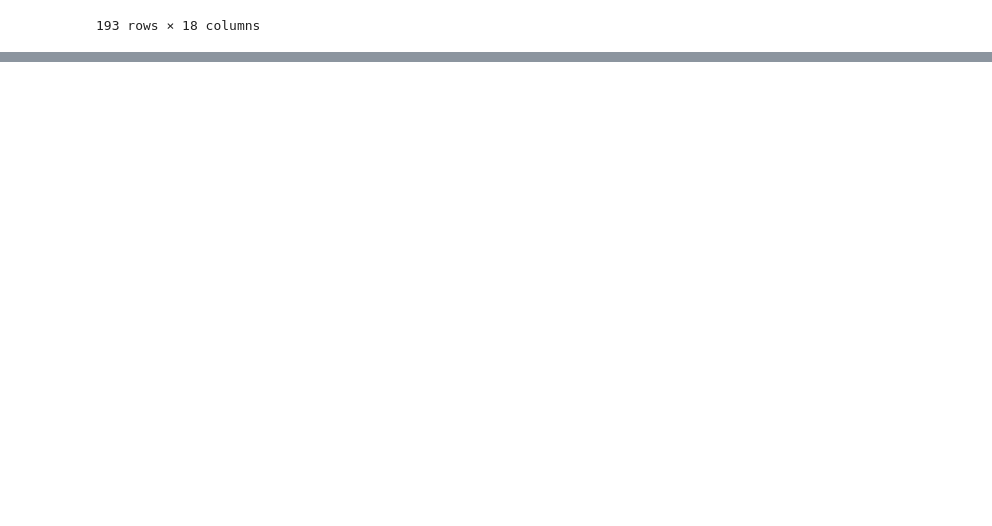
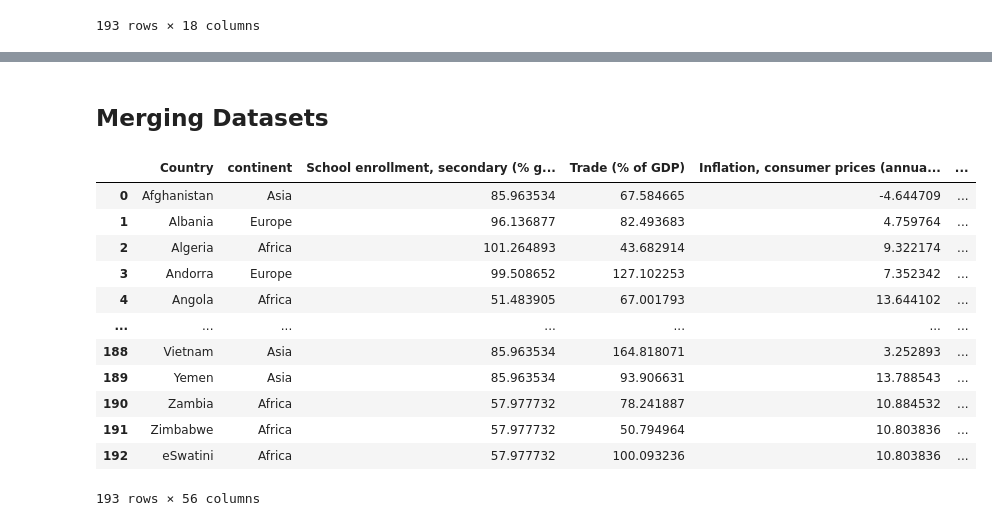
Before and after one commit to paccale/global_crime_indicators, a Jupyter notebook: notebook.ipynb, the cells around one changed output, grey strips where cells are left out. Cells and saved outputs as stored; diff of their text form; code cells hidden in the pictures; blank space fills up the shorter version.

Commit message:
Dataframe merged, need to modify column name and select the columns to use (more than 50 are too many)

```diff
--- a/notebook.ipynb
+++ b/notebook.ipynb
@@ -701 +707,10 @@ Total missing: 0 (0.0%)
 Sustitution completed: 0 missing values
+# %% [markdown]
+## Merging Datasets
+# %%
+df_oc = df_oc.reset_index()
+# %%
+df_merged = df_wdi_clean.merge(df_oc, left_on='Country_standardized', right_on = 'Country', how='left', validate='one_to_one')
+# %%
+col = 'Country'
+df_merged= df_merged[[col] + [c for c in df_merged.columns if c != col]]
@@ -701,0 +719,16 @@ Sustitution completed: 0 missing values
+# %%
+df_merged
+# %% [output]
+|  | Country | continent | School enrollment, secondary (% g... | Trade (% of GDP) | Inflation, consumer prices (annua... | ... |
+| 0 | Afghanistan | Asia | 85.963534 | 67.584665 | -4.644709 | ... |
+| 1 | Albania | Europe | 96.136877 | 82.493683 | 4.759764 | ... |
+| 2 | Algeria | Africa | 101.264893 | 43.682914 | 9.322174 | ... |
+| 3 | Andorra | Europe | 99.508652 | 127.102253 | 7.352342 | ... |
+| 4 | Angola | Africa | 51.483905 | 67.001793 | 13.644102 | ... |
+| ... | ... | ... | ... | ... | ... | ... |
+| 188 | Vietnam | Asia | 85.963534 | 164.818071 | 3.252893 | ... |
+| 189 | Yemen | Asia | 85.963534 | 93.906631 | 13.788543 | ... |
+| 190 | Zambia | Africa | 57.977732 | 78.241887 | 10.884532 | ... |
+| 191 | Zimbabwe | Africa | 57.977732 | 50.794964 | 10.803836 | ... |
+| 192 | eSwatini | Africa | 57.977732 | 100.093236 | 10.803836 | ... |
+193 rows × 56 columns
```
Also changed, not shown: parts of 6 cells of this notebook.
